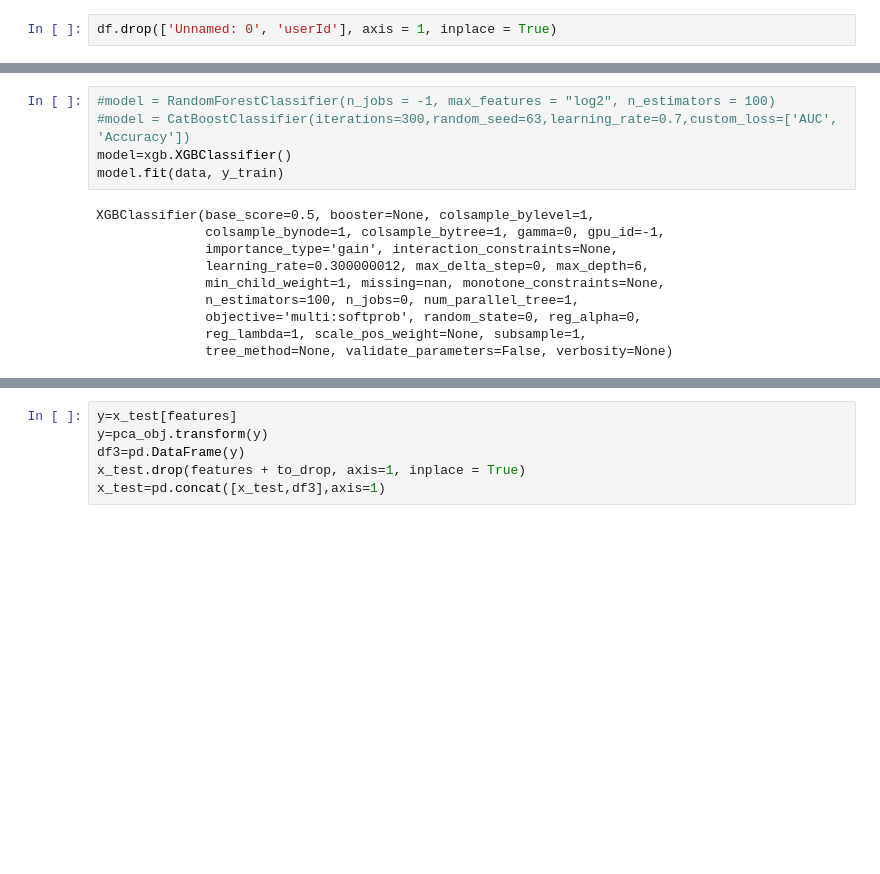
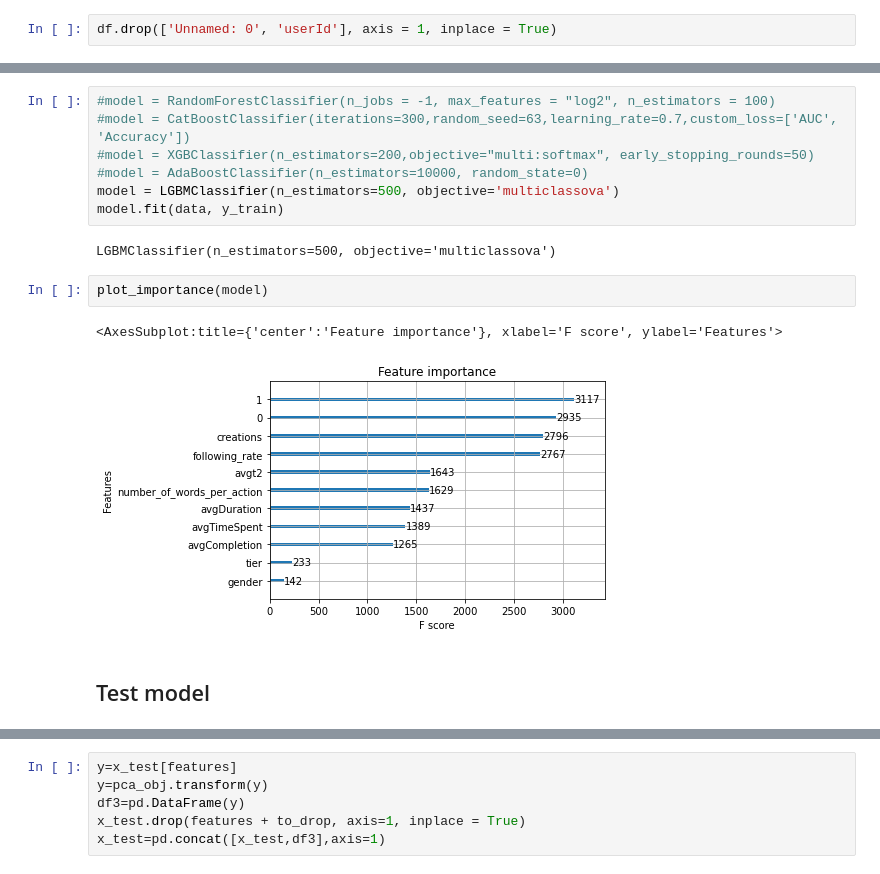
Before and after one commit to techverve/CasCadeCup-Submission, a Jupyter notebook: Untitled16(2).ipynb, the cells around one changed output, grey strips where cells are left out. Cells and saved outputs as stored; diff of their text form; blank space fills up the shorter version.

```diff
--- a/Untitled16(2).ipynb
+++ b/Untitled16(2).ipynb
@@ -152,15 +146,16 @@ data.tail()
 # %%
 #model = RandomForestClassifier(n_jobs = -1, max_features = "log2", n_estimators = 100)
 #model = CatBoostClassifier(iterations=300,random_seed=63,learning_rate=0.7,custom_loss=['AUC', 'Accuracy'])
-model=xgb.XGBClassifier()
+#model = XGBClassifier(n_estimators=200,objective="multi:softmax", early_stopping_rounds=50)
+#model = AdaBoostClassifier(n_estimators=10000, random_state=0)
+model = LGBMClassifier(n_estimators=500, objective='multiclassova')
 model.fit(data, y_train)
 # %% [output]
-XGBClassifier(base_score=0.5, booster=None, colsample_bylevel=1,
-              colsample_bynode=1, colsample_bytree=1, gamma=0, gpu_id=-1,
-              importance_type='gain', interaction_constraints=None,
-              learning_rate=0.300000012, max_delta_step=0, max_depth=6,
-              min_child_weight=1, missing=nan, monotone_constraints=None,
-              n_estimators=100, n_jobs=0, num_parallel_tree=1,
-              objective='multi:softprob', random_state=0, reg_alpha=0,
-              reg_lambda=1, scale_pos_weight=None, subsample=1,
-              tree_method=None, validate_parameters=False, verbosity=None)
+LGBMClassifier(n_estimators=500, objective='multiclassova')
+# %%
+plot_importance(model)
+# %% [output]
+<AxesSubplot:title={'center':'Feature importance'}, xlabel='F score', ylabel='Features'>
+[figure, added]
+# %% [markdown]
+## Test model
```
Also changed, not shown: parts of 21 cells of this notebook.
